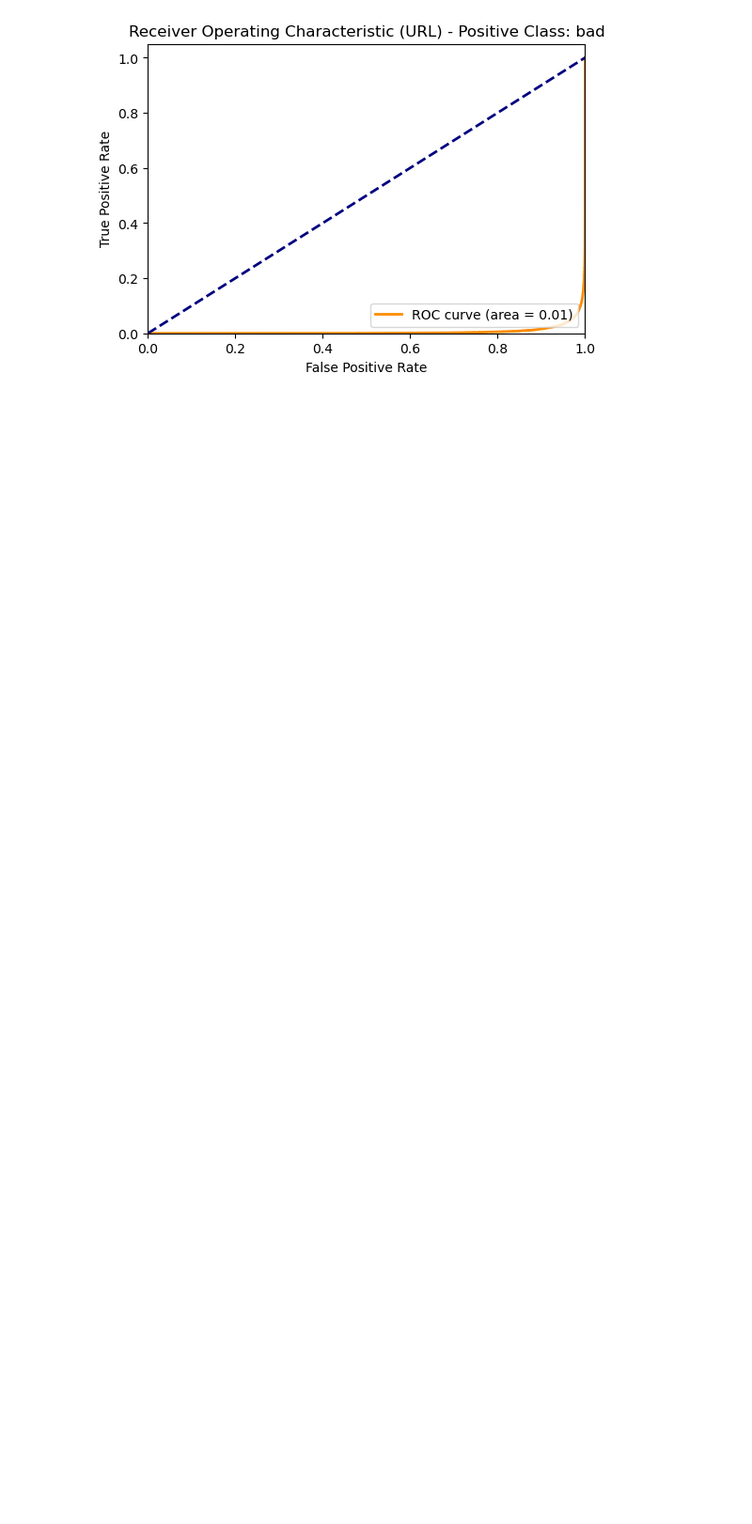
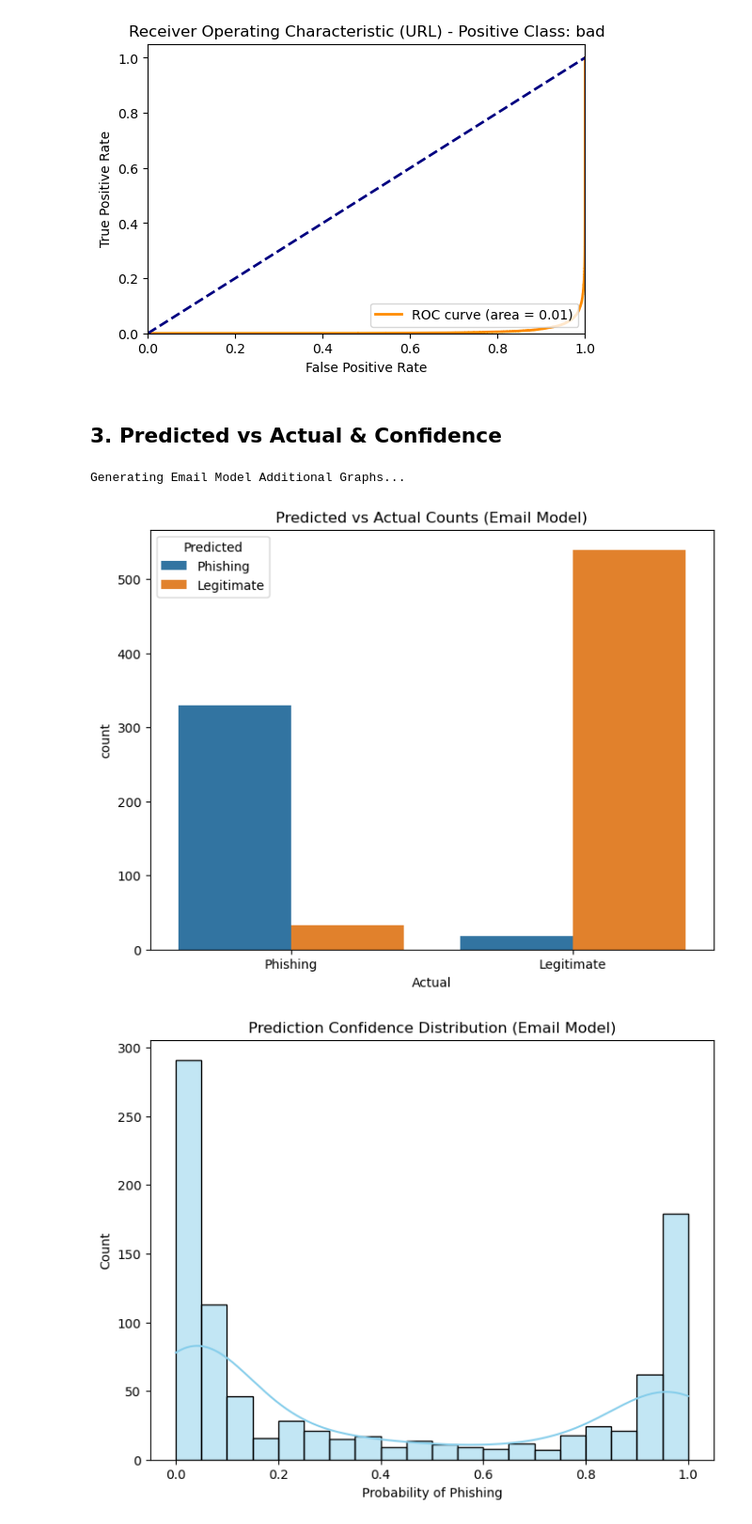
Before and after one commit to Praveenk2324/AI-Based-Phishing-Detector, a Jupyter notebook: model_performance_analysis.ipynb, the cells around one changed output. Shown: that part at 94% size. Drawn from its saved outputs; the diff is of its cells as text; code cells hidden in the pictures; blank space fills up the shorter version.

Commit message:
Predicted vs Actual

```diff
--- a/model_performance_analysis.ipynb
+++ b/model_performance_analysis.ipynb
@@ -209,3 +209,33 @@ Vectorizing test set (this may take a few seconds)...
 Labels found: ['bad', 'good']
 [figure]
 [figure]
+# %% [markdown]
+## 3. Predicted vs Actual & Confidence
+# %%
+# Email Model Additional Graphs
+print("Generating Email Model Additional Graphs...")
+if 'y_test_e' in locals() and 'y_pred_e' in locals() and 'y_prob_e' in locals():
+    # Predicted vs Actual Counts
+    plt.figure(figsize=(8, 6))
+    df_compare_e = pd.DataFrame({'Actual': y_test_e, 'Predicted': y_pred_e})
+    # Map 0/1 to labels if they are numeric
+    if np.issubdtype(df_compare_e['Actual'].dtype, np.number):
+        df_compare_e['Actual'] = df_compare_e['Actual'].map({0: 'Legitimate', 1: 'Phishing'})
+        df_compare_e['Predicted'] = df_compare_e['Predicted'].map({0: 'Legitimate', 1: 'Phishing'})
+
+    sns.countplot(x='Actual', hue='Predicted', data=df_compare_e)
+    plt.title('Predicted vs Actual Counts (Email Model)')
+    plt.show()
+
+    # Confidence Histogram
+    plt.figure(figsize=(8, 6))
+    sns.histplot(y_prob_e, bins=20, kde=True, color='skyblue')
+    plt.title('Prediction Confidence Distribution (Email Model)')
+    plt.xlabel('Probability of Phishing')
+    plt.show()
+else:
+    print("Email model data not found in local variables.")
+# %% [output]
+Generating Email Model Additional Graphs...
+[figure, added]
+[figure, added]
```
Also changed, not shown: parts of 1 cell of this notebook.
